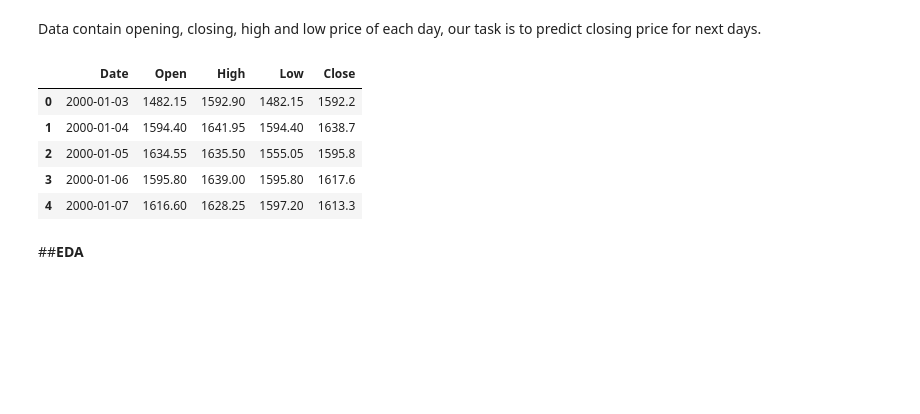
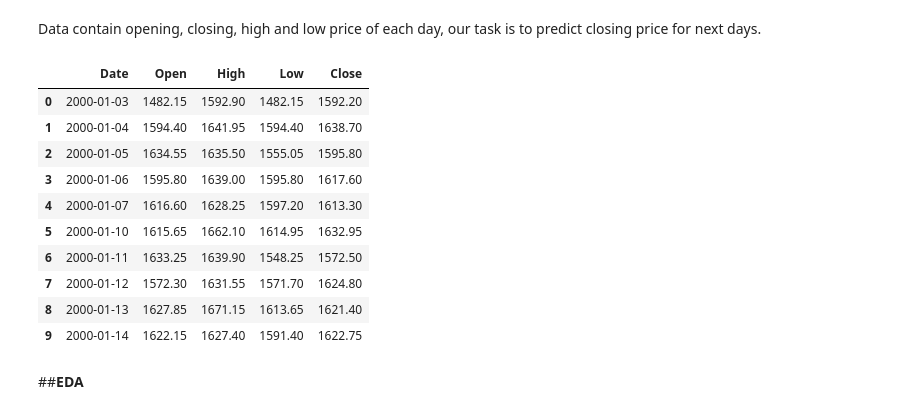
Before and after one commit to rajatpal00/Close-Price--Prediction-of-Nifty50-, a Jupyter notebook: Rajat_Pal_Capstone_project_on_Nifty50_.ipynb, the cells around one changed output. Cells and saved outputs as stored; diff of their text form; code cells hidden in the pictures; blank space fills up the shorter version.

```diff
--- a/Rajat_Pal_Capstone_project_on_Nifty50_.ipynb
+++ b/Rajat_Pal_Capstone_project_on_Nifty50_.ipynb
@@ -18,14 +18,19 @@ import seaborn as sns
 # %%
 data_df= pd.read_csv('/content/drive/MyDrive/AlmaBetter/capstone project/Yes bank share price/Nifty50_data.csv')
 # %%
-data_df.head()
+data_df.head(10)
 # %% [output]
 |  | Date | Open | High | Low | Close |
-| 0 | 2000-01-03 | 1482.15 | 1592.90 | 1482.15 | 1592.2 |
-| 1 | 2000-01-04 | 1594.40 | 1641.95 | 1594.40 | 1638.7 |
-| 2 | 2000-01-05 | 1634.55 | 1635.50 | 1555.05 | 1595.8 |
-| 3 | 2000-01-06 | 1595.80 | 1639.00 | 1595.80 | 1617.6 |
-| 4 | 2000-01-07 | 1616.60 | 1628.25 | 1597.20 | 1613.3 |
+| 0 | 2000-01-03 | 1482.15 | 1592.90 | 1482.15 | 1592.20 |
+| 1 | 2000-01-04 | 1594.40 | 1641.95 | 1594.40 | 1638.70 |
+| 2 | 2000-01-05 | 1634.55 | 1635.50 | 1555.05 | 1595.80 |
+| 3 | 2000-01-06 | 1595.80 | 1639.00 | 1595.80 | 1617.60 |
+| 4 | 2000-01-07 | 1616.60 | 1628.25 | 1597.20 | 1613.30 |
+| 5 | 2000-01-10 | 1615.65 | 1662.10 | 1614.95 | 1632.95 |
+| 6 | 2000-01-11 | 1633.25 | 1639.90 | 1548.25 | 1572.50 |
+| 7 | 2000-01-12 | 1572.30 | 1631.55 | 1571.70 | 1624.80 |
+| 8 | 2000-01-13 | 1627.85 | 1671.15 | 1613.65 | 1621.40 |
+| 9 | 2000-01-14 | 1622.15 | 1627.40 | 1591.40 | 1622.75 |
 # %% [markdown]
 ##**EDA**
 # %%
```
Also changed, not shown: parts of 47 cells of this notebook.
